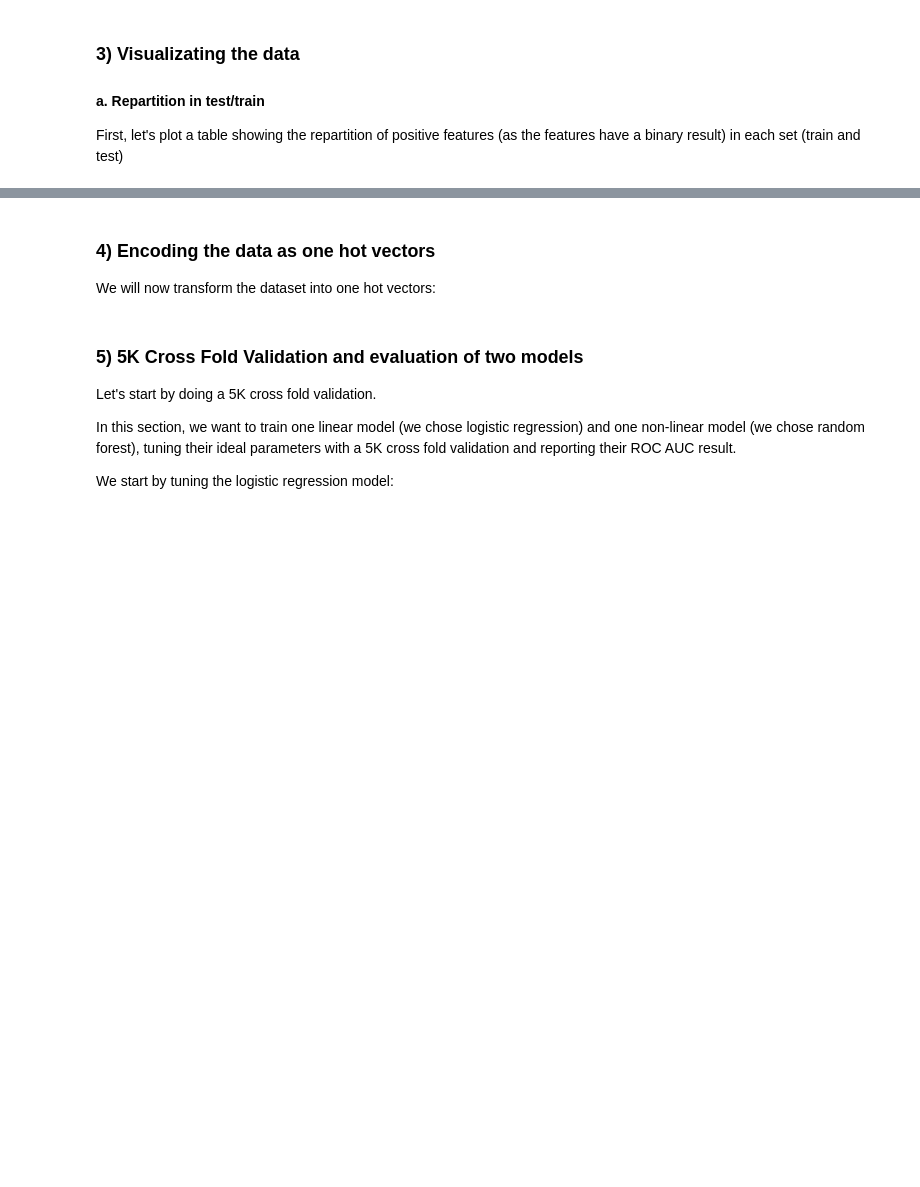
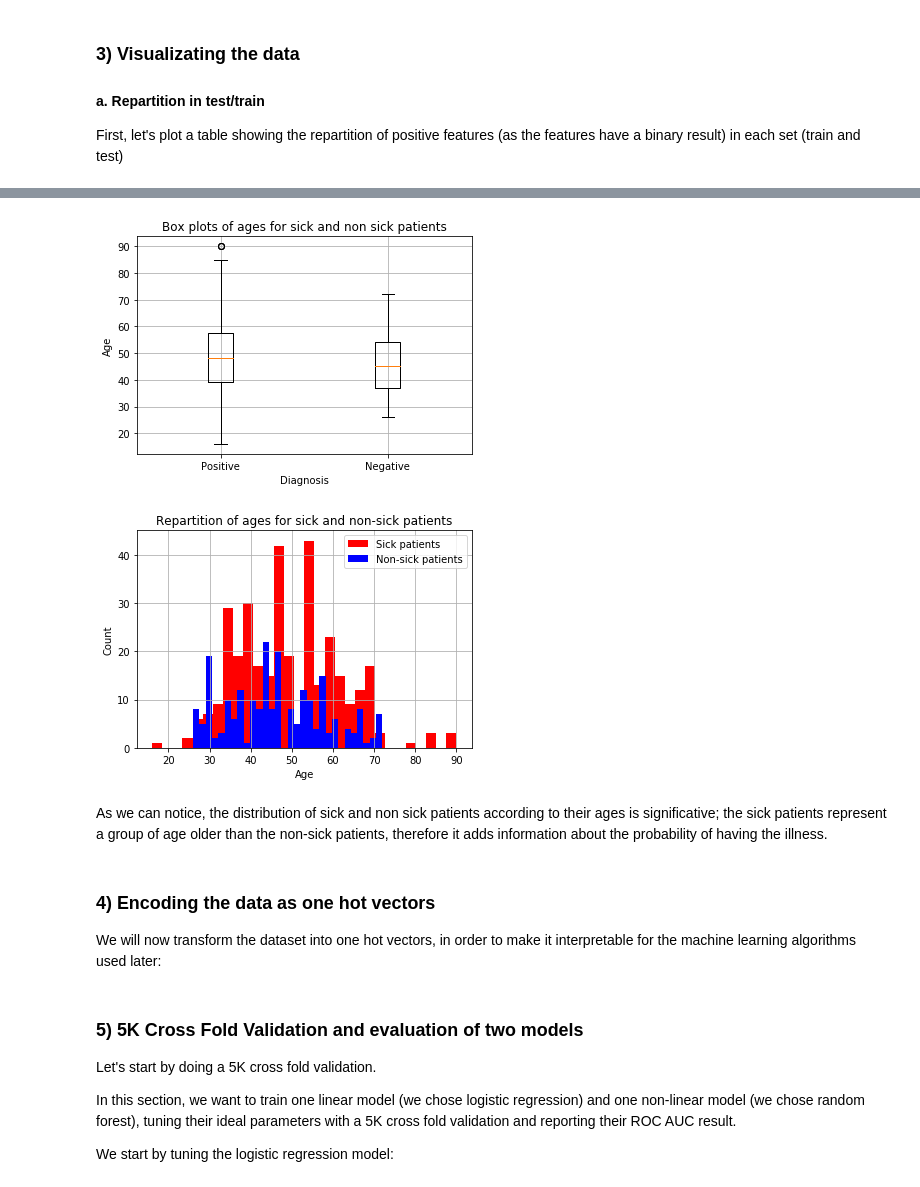
Before and after one commit to mlh-master/hw2_mlh-hadassa-and-sarah, a Jupyter notebook: HW2.ipynb, the cells around one changed output, grey strips where cells are left out. Saved outputs shown, nothing was run; the diff lists cells and outputs as text; code cells hidden in the pictures; blank space fills up the shorter version.

```diff
--- a/HW2.ipynb
+++ b/HW2.ipynb
@@ -105,5 +152,40 @@ for ft in fts:
+# %%
+feat = 'Age'
+Pos_dataset = filled_dataset[filled_dataset['Diagnosis']=='Positive']
+Neg_dataset = filled_dataset[filled_dataset['Diagnosis']=='Negative']
+
+fig1, ax1 = plt.subplots()
+
+data = [np.asarray(Pos_dataset[feat], dtype=int), np.asarray(Neg_dataset[feat], dtype=int)]
+
+ax1.boxplot(data)
+ax1.set_xticklabels(['Positive', 'Negative'])
+ax1.set_title('Box plots of ages for sick and non sick patients')
+ax1.set_xlabel('Diagnosis')
+ax1.set_ylabel('Age')
+plt.grid()
+plt.show()
+
+Pos_dataset[feat].hist(bins=30, color='r', label='Sick patients')
+plt.xlabel('Age')
+plt.ylabel('Count')
+plt.legend()
+
+Neg_dataset = filled_dataset[filled_dataset['Diagnosis']=='Negative']
+Neg_dataset[feat].hist(bins=30, color='b', label='Non-sick patients')
+plt.xlabel('Age')
+plt.ylabel('Count')
+
+plt.legend()
+plt.title('Repartition of ages for sick and non-sick patients')
+plt.show()
+# %% [output]
+[figure, added]
+[figure, added]
+# %% [markdown]
+As we can notice, the distribution of sick and non sick patients according to their ages is significative; the sick patients represent a group of age older than the non-sick patients, therefore it adds information about the probability of having the illness.
 # %% [markdown]
 ### 4) Encoding the data as one hot vectors
 
-We will now transform the dataset into one hot vectors:
+We will now transform the dataset into one hot vectors, in order to make it interpretable for the machine learning algorithms used later:
 # %%
```
Also changed, not shown: parts of 23 cells of this notebook.
